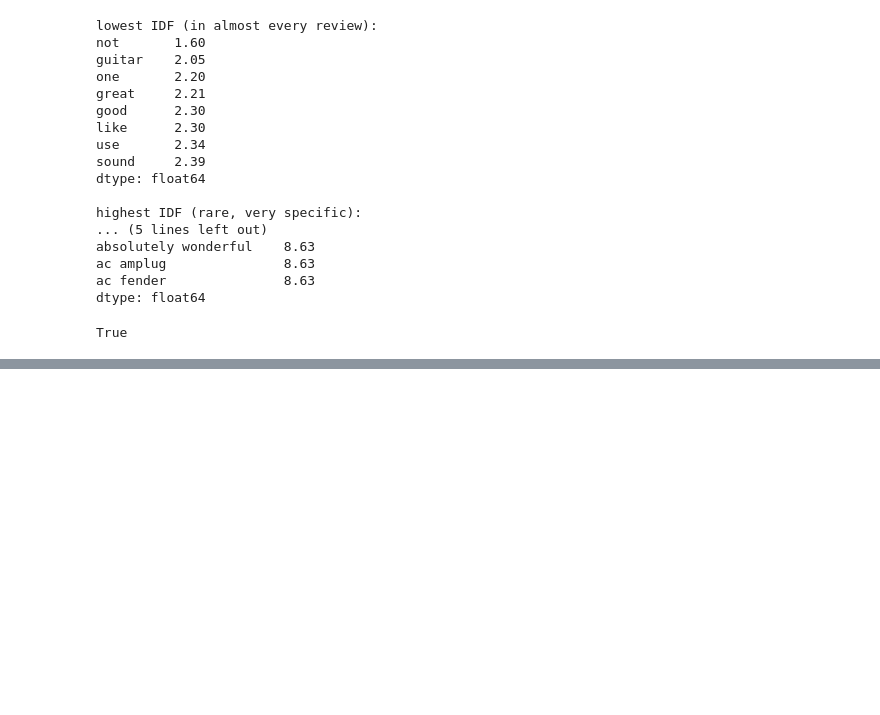
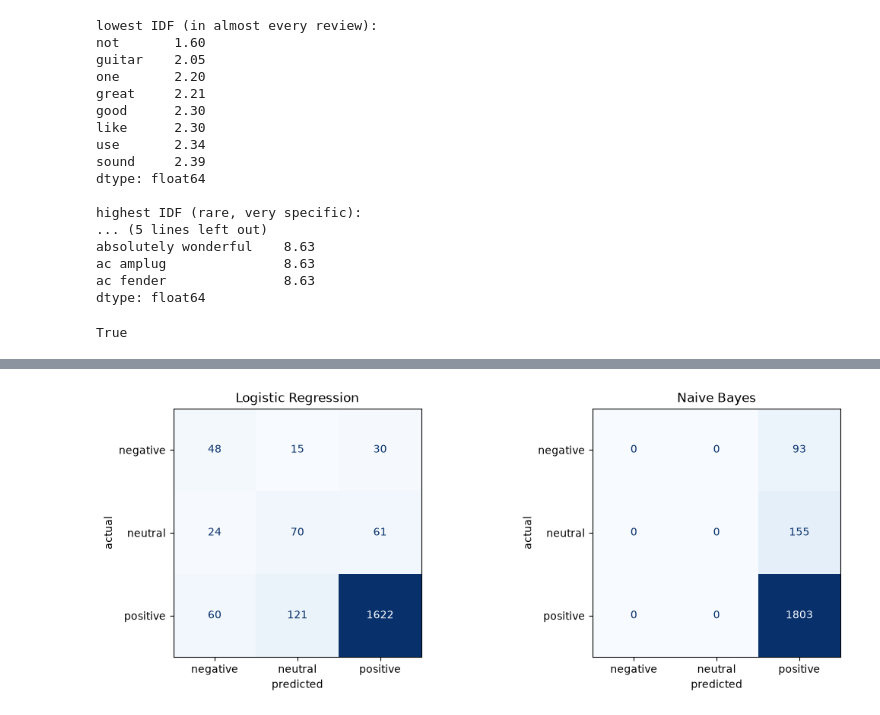
Before and after one commit to Rouen-03/sentiment-analysis-reviews, a Jupyter notebook: notebooks/02_model_building.ipynb, the cells around one changed output, grey strips where cells are left out. Cells and saved outputs as stored; diff of their text form; code cells hidden in the pictures; blank space fills up the shorter version.

```diff
--- a/notebooks/02_model_building.ipynb
+++ b/notebooks/02_model_building.ipynb
@@ -187,0 +190,8 @@ print(f"trained in {time.time() - start:.1f}s")
+# %%
+y_pred_lr = log_reg.predict(X_test_tfidf)
+
+print("Logistic Regression")
+print("accuracy :", round(accuracy_score(y_test, y_pred_lr), 3))
+print("macro F1 :", round(f1_score(y_test, y_pred_lr, average="macro"), 3))
+print()
+print(classification_report(y_test, y_pred_lr))
@@ -187,0 +212,15 @@ print(f"trained in {time.time() - start:.1f}s")
+# %%
+nb = MultinomialNB()
+
+start = time.time()
+nb.fit(X_train_tfidf, y_train)
+print(f"trained in {time.time() - start:.1f}s")
+print()
+
+y_pred_nb = nb.predict(X_test_tfidf)
+
+print("Multinomial Naive Bayes")
+print("accuracy :", round(accuracy_score(y_test, y_pred_nb), 3))
+print("macro F1 :", round(f1_score(y_test, y_pred_nb, average="macro"), 3))
+print()
+print(classification_report(y_test, y_pred_nb))
@@ -187,0 +266,19 @@ print(f"trained in {time.time() - start:.1f}s")
+# %%
+fig, axes = plt.subplots(1, 2, figsize=(11, 4), constrained_layout=True)
+labels_order = ["negative", "neutral", "positive"]
+
+for ax, (name, y_pred) in zip(
+    axes,
+    [("Logistic Regression", y_pred_lr), ("Naive Bayes", y_pred_nb)],
+):
+    cm = confusion_matrix(y_test, y_pred, labels=labels_order)
+    disp = ConfusionMatrixDisplay(cm, display_labels=labels_order)
+    disp.plot(ax=ax, colorbar=False, cmap="Blues")
+    ax.set_title(name)
+    ax.set_xlabel("predicted")
+    ax.set_ylabel("actual")
+
+plt.savefig("../plots/confusion_matrices_baselines.png", dpi=150)
+plt.show()
+# %% [output]
+[figure, added]
```
Also changed, not shown: parts of 11 cells of this notebook.
